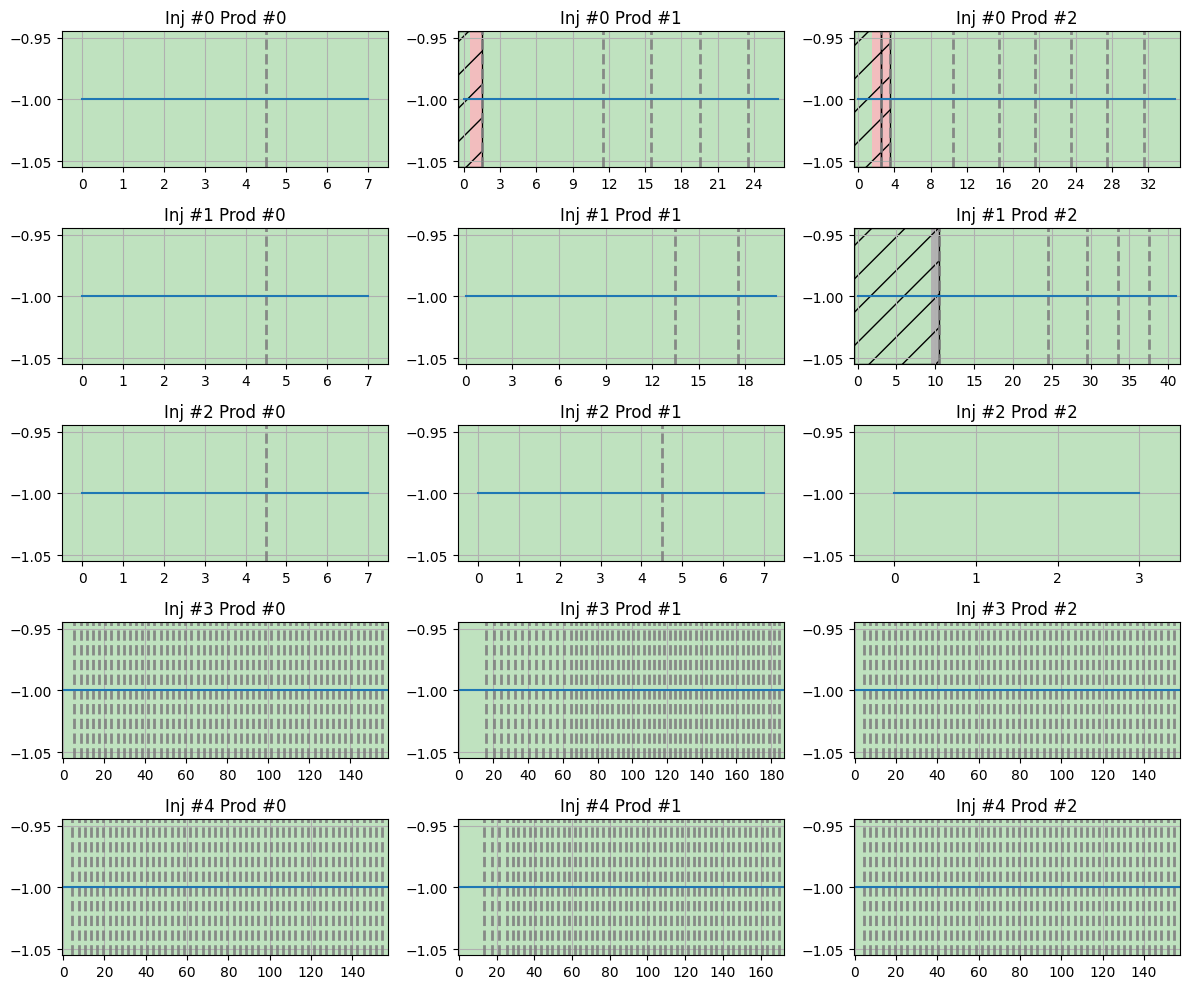
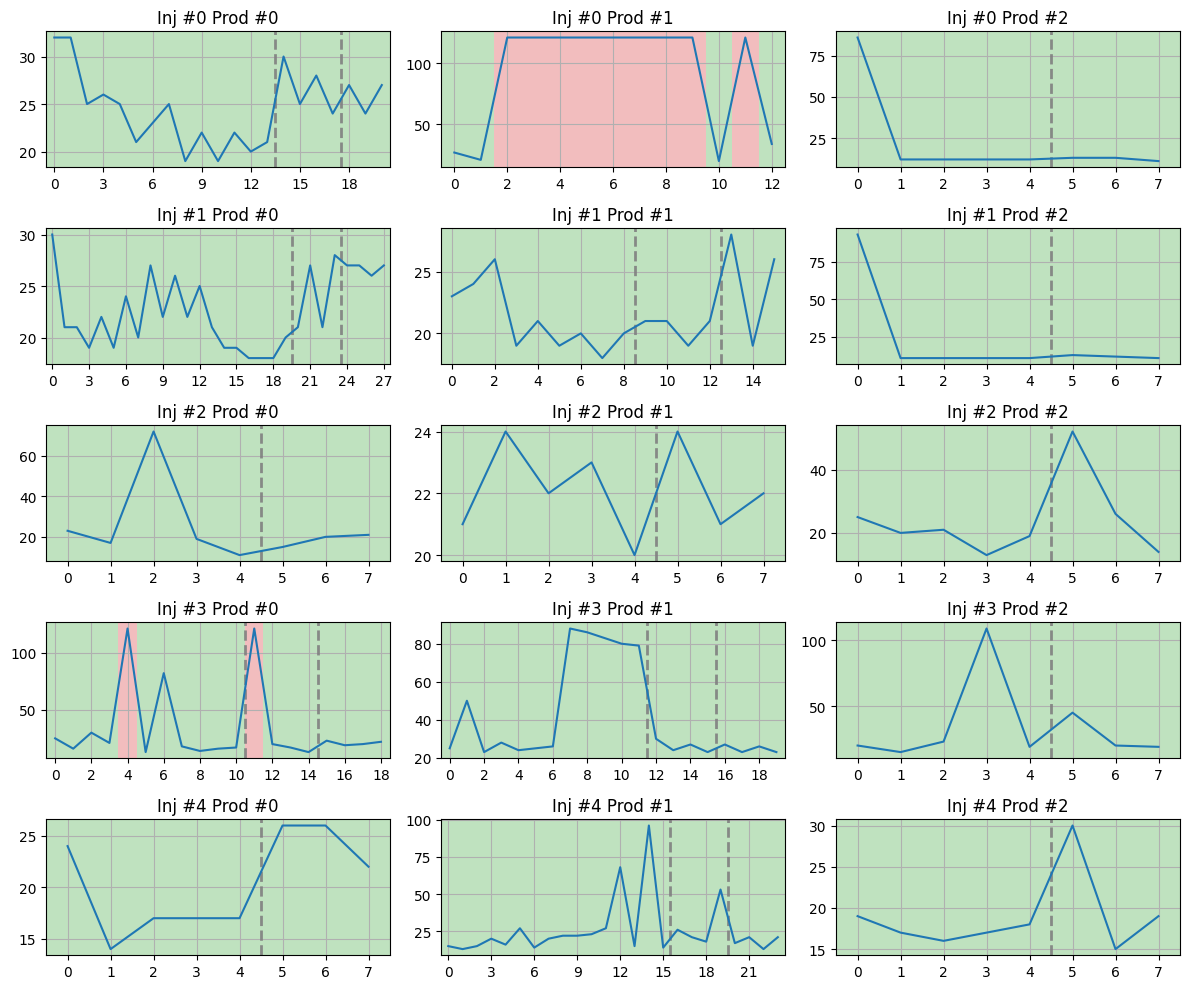
The notebook cell's code change between the first figure and the second:
--- before
+++ after
@@ -17,4 +17,10 @@
 
 data_simulations = []
+# solver_selection_history = []
+
+np.random.seed(42)
+run_idx = 0
+np.random.shuffle(Z_SLICES)
+np.random.shuffle(X_SLICES)
 
 for z_slice in Z_SLICES:
@@ -24,7 +30,8 @@
         params["x_slice"] = x_slice
         params["z_slice"] = z_slice
-        sim_name = simulation_name(params)
+        sim_name = f"run_{run_idx}_{simulation_name(params)}"
         try:
             data = load_data(f"../stats/{sim_name}.json")
+            # solver_selection_history.append()
             data_row.append(data)
         except FileNotFoundError:
@@ -45,5 +52,5 @@
         color_time_steps(data)
 
-        ax.plot(get_linear_solve_time(data))
+        ax.plot(get_gmres_iterations(data))
         # ax.set_yscale('log')
         # print(inlet_placement, outlet_placement)

Commit: checkpoint